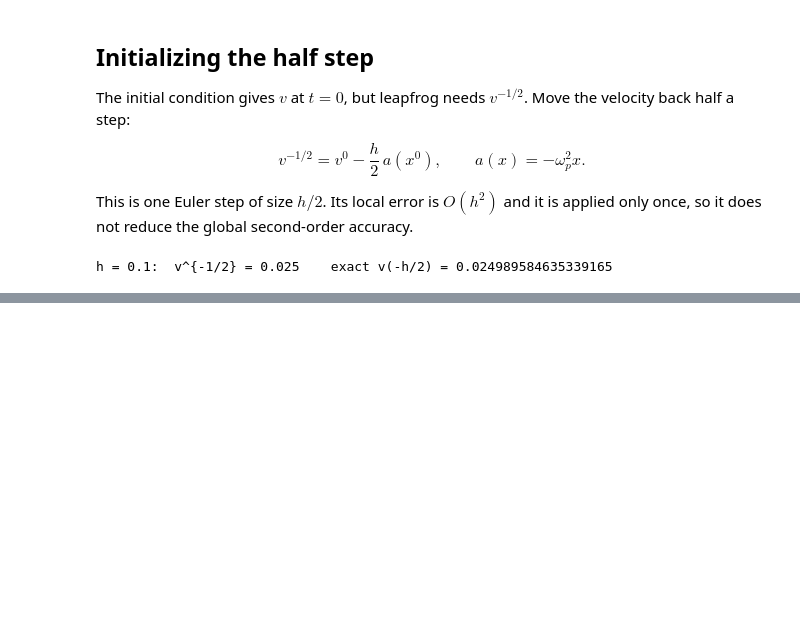
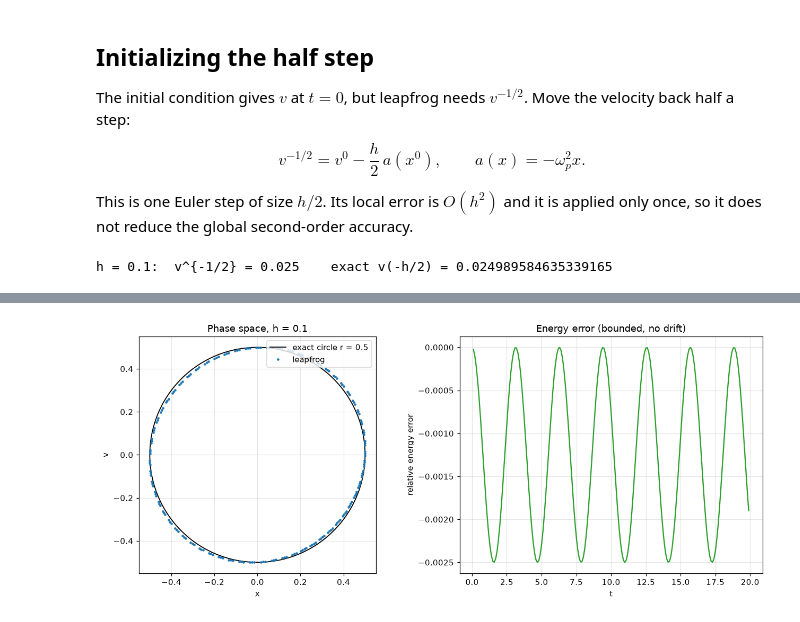
Before and after one commit to Aathi2165/AE801_2026, a Jupyter notebook: # Numerical Solution of ODEs_ The Leapfrog Particle Pusher for an IVP (1).ipynb, the cells around one changed output, grey strips where cells are left out. Cells and saved outputs as stored; diff of their text form; code cells hidden in the pictures; blank space fills up the shorter version.

```diff
--- a/# Numerical Solution of ODEs_ The Leapfrog Particle Pusher for an IVP (1).ipynb
+++ b/# Numerical Solution of ODEs_ The Leapfrog Particle Pusher for an IVP (1).ipynb
@@ -67,0 +91,17 @@ h = 0.1:  v^{-1/2} = 0.025    exact v(-h/2) = 0.024989584635339165
+# %%
+fig, ax = plt.subplots(1, 2, figsize=(12, 5))
+th = np.linspace(0, 2*np.pi, 400)
+ax[0].plot(0.5*np.cos(th), -0.5*np.sin(th), "k-", lw=1.2, label="exact circle r = 0.5")
+# x^{n+1} and v^{n+1/2} are the values available after each step
+ax[0].plot(x[1:], v, ".", ms=4, color="C0", label="leapfrog")
+ax[0].set_aspect("equal"); ax[0].set(xlabel="x", ylabel="v", title="Phase space, h = 0.1")
+ax[0].legend(loc="upper right")
+
+# Discrete invariant: average v at whole levels to get an energy estimate
+v_whole = 0.5*(v[:-1] + v[1:])           # ~ v at t_1 .. t_{N-1}
+E = 0.5*v_whole**2 + 0.5*omega_p**2*x[1:-1]**2
+ax[1].plot(t_x[1:-1], E/0.125 - 1, color="C2")
+ax[1].set(xlabel="t", ylabel="relative energy error", title="Energy error (bounded, no drift)")
+plt.tight_layout(); plt.show()
+# %% [output]
+[figure, added]
```
Also changed, not shown: parts of 3 cells of this notebook.
